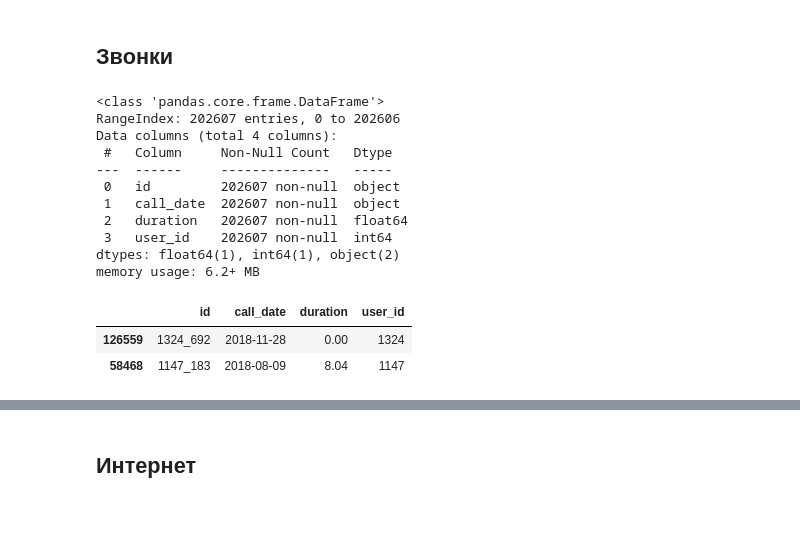
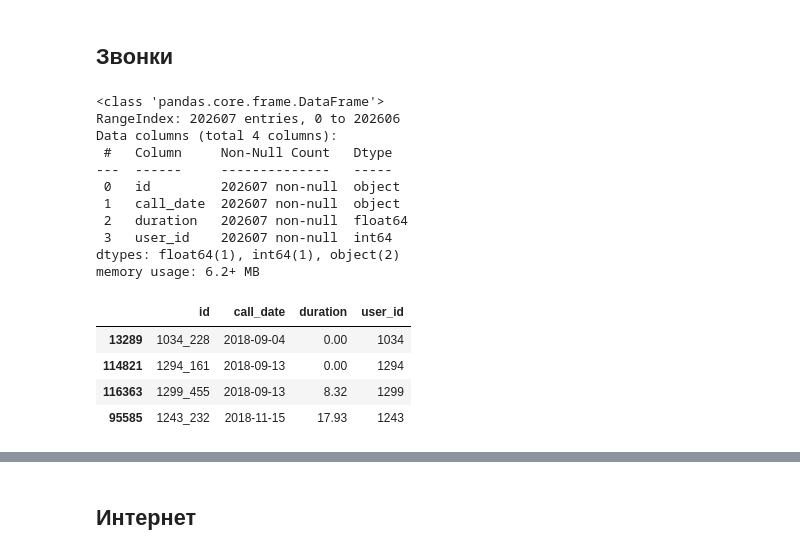
Before and after one commit to Lelenoir/DataAnalystPraktikum, a Jupyter notebook: Спринт 6/Спринт 6. Статистический анализ данных.ipynb, the cells around one changed output, grey strips where cells are left out. Drawn from its saved outputs; the diff is of its cells as text; code cells hidden in the pictures; blank space fills up the shorter version.

```diff
--- a/Спринт 6/Спринт 6. Статистический анализ данных.ipynb
+++ b/Спринт 6/Спринт 6. Статистический анализ данных.ipynb
@@ -107,22 +109,24 @@ display(users.describe()['age'].to_frame(), users.age.hist(bins=20, legend=True)
 # %%
 calls = pd.read_csv('calls.csv')
 calls.info()
-calls.sample(2)
+calls.sample(4)
 # %% [output]
 <class 'pandas.core.frame.DataFrame'>
 RangeIndex: 202607 entries, 0 to 202606
 Data columns (total 4 columns):
  #   Column     Non-Null Count   Dtype
 ---  ------     --------------   -----
  0   id         202607 non-null  object
  1   call_date  202607 non-null  object
  2   duration   202607 non-null  float64
  3   user_id    202607 non-null  int64
 dtypes: float64(1), int64(1), object(2)
 memory usage: 6.2+ MB
 |  | id | call_date | duration | user_id |
-| 126559 | 1324_692 | 2018-11-28 | 0.00 | 1324 |
-| 58468 | 1147_183 | 2018-08-09 | 8.04 | 1147 |
+| 13289 | 1034_228 | 2018-09-04 | 0.00 | 1034 |
+| 114821 | 1294_161 | 2018-09-13 | 0.00 | 1294 |
+| 116363 | 1299_455 | 2018-09-13 | 8.32 | 1299 |
+| 95585 | 1243_232 | 2018-11-15 | 17.93 | 1243 |
 # %%
 print(f'\nСтатистическое описание датафрейма "Звонки" позволяет сделать следующие выводы:\
       \n- Средняя длительность звонка - 6 минут 45 секунд\
```
Also changed, not shown: parts of 14 cells of this notebook.
